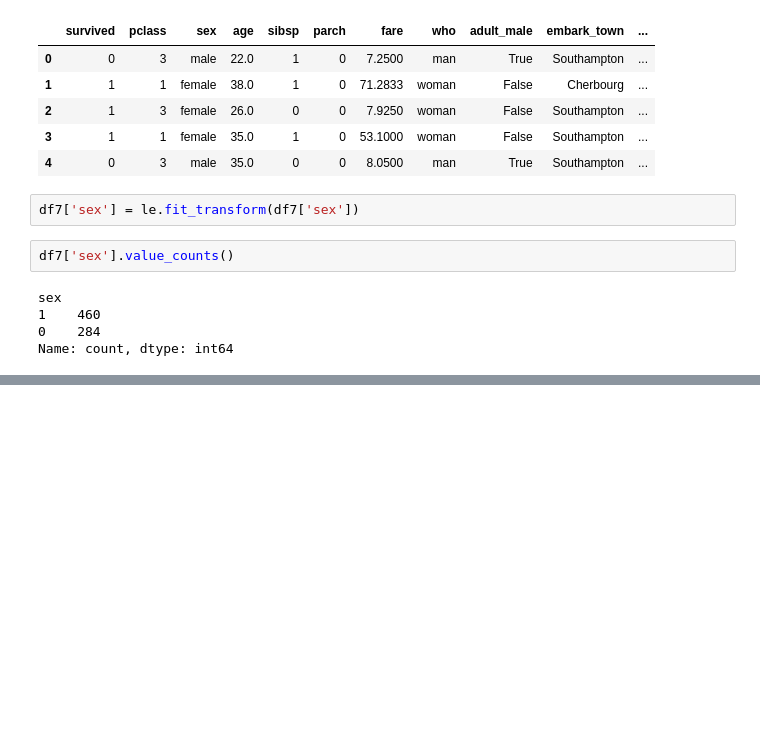
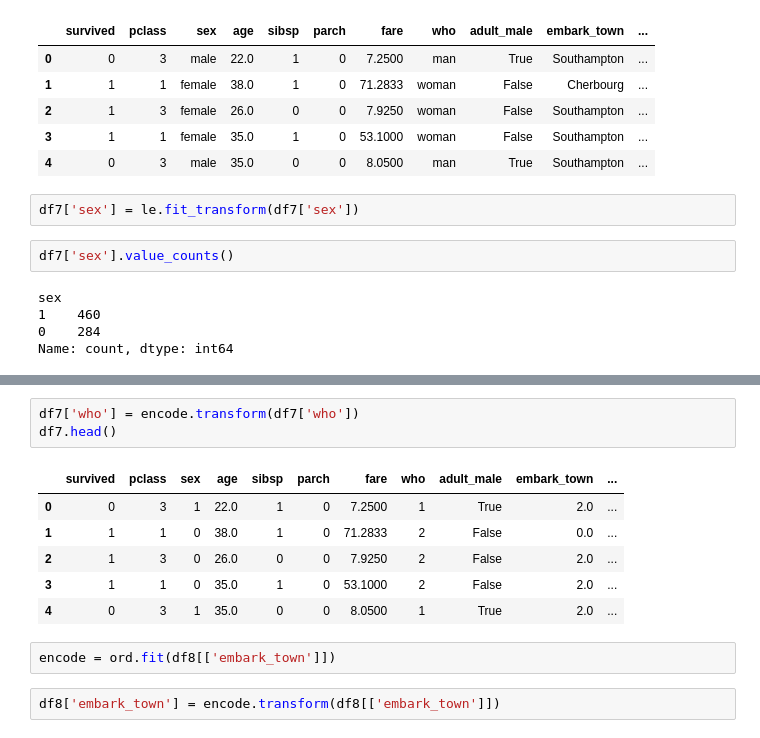
Before and after one commit to Bikram213/titanic_dataset_EDA, a Jupyter notebook: titanic_dataset_EDA.ipynb, the cells around one changed output, grey strips where cells are left out. Saved outputs shown, nothing was run; the diff lists cells and outputs as text; blank space fills up the shorter version.

```diff
--- a/titanic_dataset_EDA.ipynb
+++ b/titanic_dataset_EDA.ipynb
@@ -675,0 +746,14 @@ Name: count, dtype: int64
+# %%
+df7['who'] = encode.transform(df7['who'])
+df7.head()
+# %% [output]
+|  | survived | pclass | sex | age | sibsp | parch | fare | who | adult_male | embark_town | ... |
+| 0 | 0 | 3 | 1 | 22.0 | 1 | 0 | 7.2500 | 1 | True | 2.0 | ... |
+| 1 | 1 | 1 | 0 | 38.0 | 1 | 0 | 71.2833 | 2 | False | 0.0 | ... |
+| 2 | 1 | 3 | 0 | 26.0 | 0 | 0 | 7.9250 | 2 | False | 2.0 | ... |
+| 3 | 1 | 1 | 0 | 35.0 | 1 | 0 | 53.1000 | 2 | False | 2.0 | ... |
+| 4 | 0 | 3 | 1 | 35.0 | 0 | 0 | 8.0500 | 1 | True | 2.0 | ... |
+# %%
+encode = ord.fit(df8[['embark_town']])
+# %%
+df8['embark_town'] = encode.transform(df8[['embark_town']])
```
Also changed, not shown: parts of 17 cells of this notebook.
